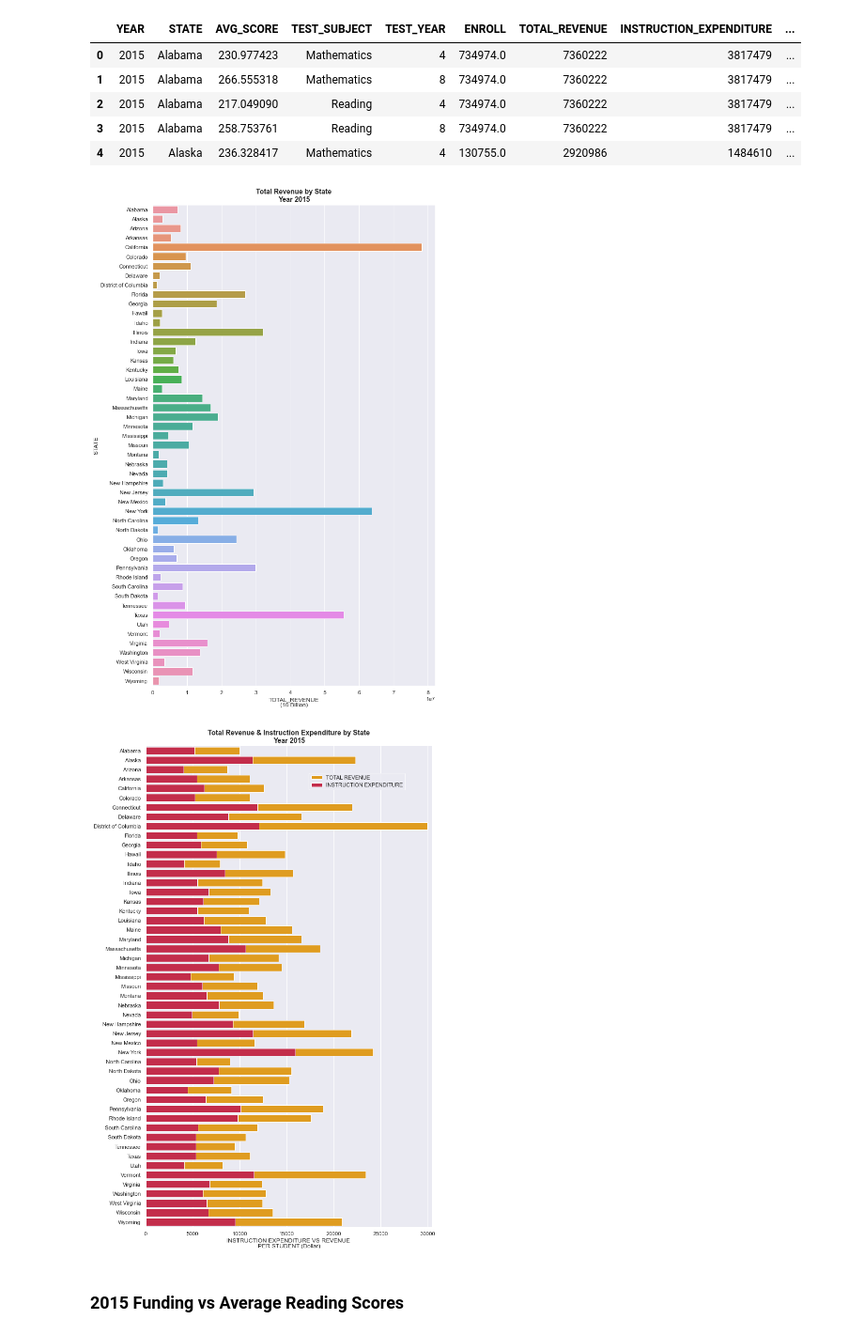
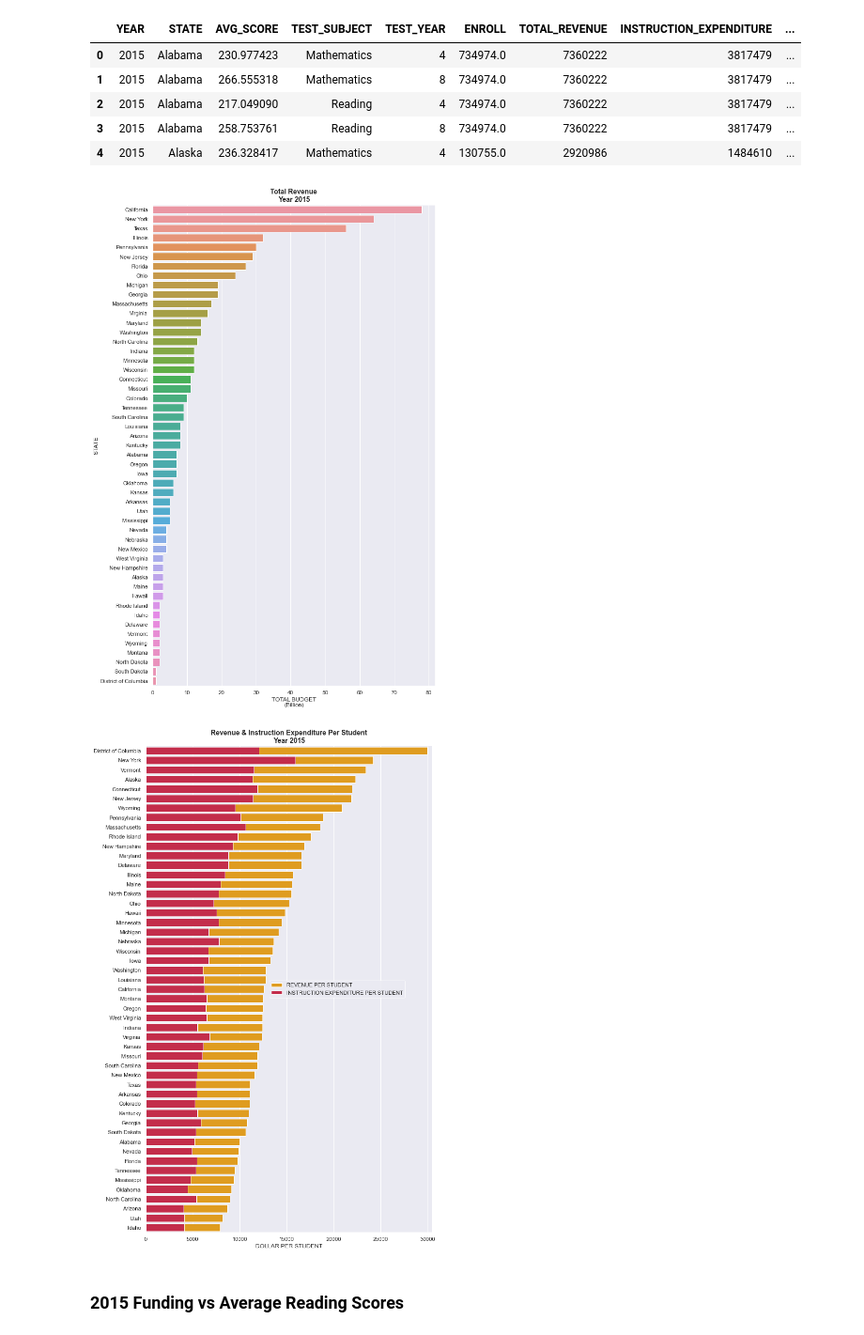
Before and after one commit to trangbt278/education, a Jupyter notebook: Student_Performance_vs_Funding.ipynb, the cells around one changed output. Shown at 94% size. Cells and saved outputs as stored; diff of their text form; code cells hidden in the pictures.

Commit message:
combined the funding barplot and the avg scores

```diff
--- a/Student_Performance_vs_Funding.ipynb
+++ b/Student_Performance_vs_Funding.ipynb
@@ -120,47 +120,53 @@ year_2015.head()
 | 4 | 2015 | Alaska | 236.328417 | Mathematics | 4 | 130755.0 | 2920986 | 1484610 | ... |
 # %%
 # Total revenue by State in 2015, presenting in barplot
+rev_sort_2015 = year_2015.sort_values("TOTAL_REVENUE", ascending = False)
+rev_by_billion = round(rev_sort_2015["TOTAL_REVENUE"]/1000000,0)
+rev_sort_2015["TOTAL_REVENUE"] = rev_by_billion
 
 sns.set_theme(color_codes = True)
 
 f, ax = plt.subplots(figsize = (10, 15))
 
-sns.barplot(x = "TOTAL_REVENUE", y = "STATE", data = year_2015, ax = ax)
-ax.set(xlabel = "TOTAL_REVENUE\n(10 Billion)")
-plt.title("Total Revenue by State\nYear 2015", fontsize = 14, fontweight = "bold")
+sns.barplot(x = "TOTAL_REVENUE", y = "STATE", data = rev_sort_2015, ax = ax)
+ax.set(xlabel = "TOTAL BUDGET\n(Billion)")
+plt.title("Total Revenue\nYear 2015", fontsize = 14, fontweight = "bold")
 
 plt.tight_layout(h_pad = 1)
 
 plt.savefig("Output_images/State_Total_Rev.png")
 # %% [output]
-[figure, old version]
+[figure, new version]
 # %%
 # Total revenue vs Instruction expenditure per student
+
+rev_per_stu_sort_2015 = year_2015.sort_values("TOTAL_REV_PER_STUDENT", ascending = False)
+
 f, ax = plt.subplots(figsize = (10, 15))
 
 sns.set_color_codes("pastel")
 ax = sns.barplot(x = "TOTAL_REV_PER_STUDENT", y = "STATE",
-                 label = "TOTAL REVENUE", data = year_2015, color = "orange", ax = ax)
+                 label = "REVENUE PER STUDENT", data = rev_per_stu_sort_2015, color = "orange", ax = ax)
 
 
 sns.set_color_codes("muted")
 ax = sns.barplot(x = "INSTRUCTION_EXPENDITURE_PER_STUDENT", y = "STATE",
-                 label = "INSTRUCTION EXPENDITURE", data = year_2015, color = "crimson", ax = ax)
+                 label = "INSTRUCTION EXPENDITURE PER STUDENT", data = rev_per_stu_sort_2015, color = "crimson", ax = ax)
 
 handles, labels = ax.get_legend_handles_labels()
 
-ax.legend(ncol = 1, loc = "upper right", frameon = True, edgecolor = "w", borderaxespad = 5)
+ax.legend(ncol = 1, loc = "center right", frameon = True, edgecolor = "w", borderaxespad = 5)
 
 ax.set(xlim = (0, 30500), ylabel = "",
-       xlabel = "INSTRUCTION EXPENDITURE VS REVENUE \nPER STUDENT (Dollar)")
-plt.title("Total Revenue & Instruction Expenditure by State\nYear 2015", fontsize = 14, fontweight = "bold")
+       xlabel = "DOLLAR PER STUDENT")
+plt.title("Revenue & Instruction Expenditure Per Student\nYear 2015", fontsize = 14, fontweight = "bold")
 
 sns.despine(bottom = True)
 plt.tight_layout(h_pad = 1)
 
 plt.savefig("Output_images/State_Rev_Exp_Per_Student.png")
 # %% [output]
-[figure, old version]
+[figure, new version]
 # %% [markdown]
 ### 2015 Funding vs Average Reading Scores
 # %%
```
Also changed, not shown: parts of 7 cells of this notebook, 23 other files.
